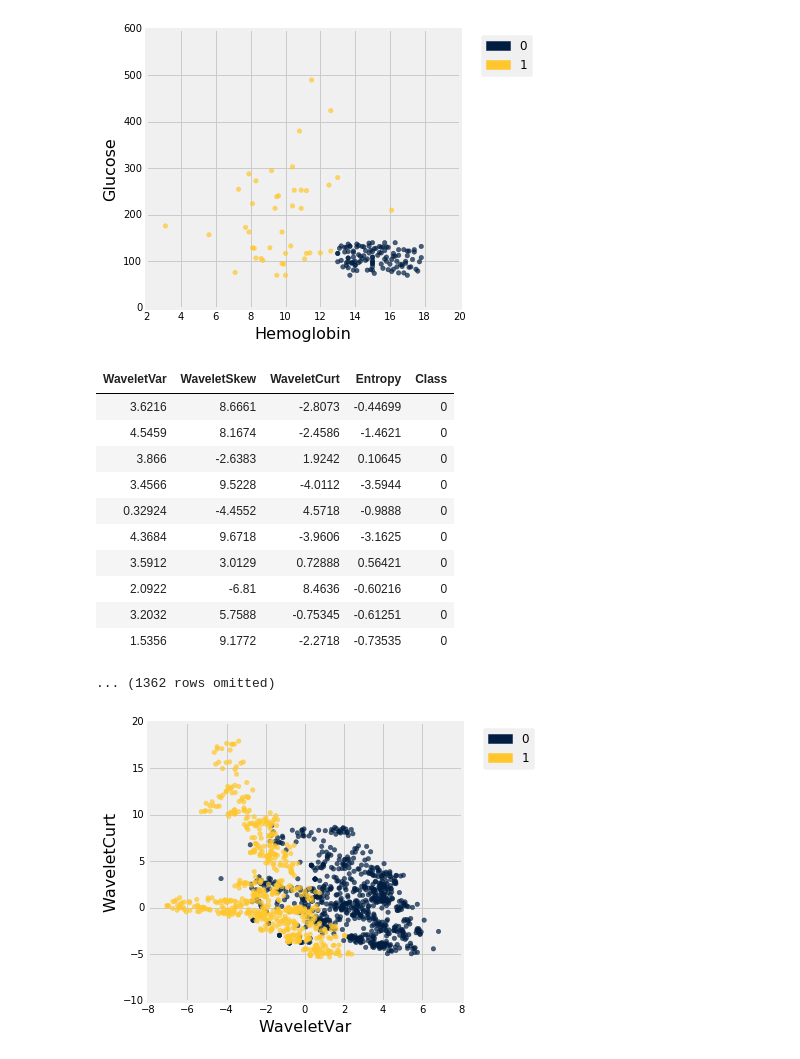
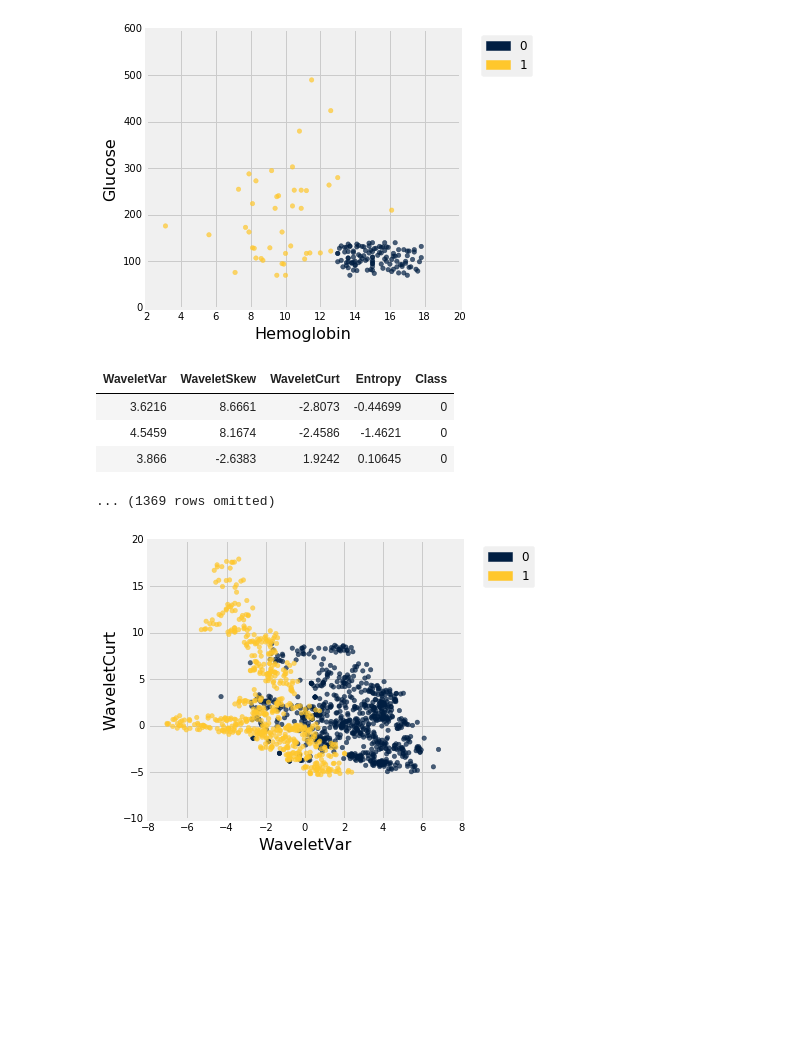
Before and after one commit to XiaoliSun11235/lecturenotes-su17, a Jupyter notebook: notes/lec35.ipynb, the cells around one changed output. Drawn from its saved outputs; the diff is of its cells as text; code cells hidden in the pictures; blank space fills up the shorter version.

```diff
--- a/notes/lec35.ipynb
+++ b/notes/lec35.ipynb
@@ -58,20 +47,13 @@ ckd.scatter('Hemoglobin', 'Glucose', colors='Class')
 [figure]
 # %%
 banknotes = Table.read_table('http://inferentialthinking.com/notebooks/banknote.csv')
-banknotes
+banknotes.show(3)
 # %% [output]
 | WaveletVar | WaveletSkew | WaveletCurt | Entropy | Class |
 | 3.6216 | 8.6661 | -2.8073 | -0.44699 | 0 |
 | 4.5459 | 8.1674 | -2.4586 | -1.4621 | 0 |
 | 3.866 | -2.6383 | 1.9242 | 0.10645 | 0 |
-| 3.4566 | 9.5228 | -4.0112 | -3.5944 | 0 |
-| 0.32924 | -4.4552 | 4.5718 | -0.9888 | 0 |
-| 4.3684 | 9.6718 | -3.9606 | -3.1625 | 0 |
-| 3.5912 | 3.0129 | 0.72888 | 0.56421 | 0 |
-| 2.0922 | -6.81 | 8.4636 | -0.60216 | 0 |
-| 3.2032 | 5.7588 | -0.75345 | -0.61251 | 0 |
-| 1.5356 | 9.1772 | -2.2718 | -0.73535 | 0 |
-... (1362 rows omitted)
+... (1369 rows omitted)
 # %%
 banknotes.scatter('WaveletVar', 'WaveletCurt', colors='Class')
 # %% [output]
```
Also changed, not shown: parts of 3 cells of this notebook, 1 other file.
